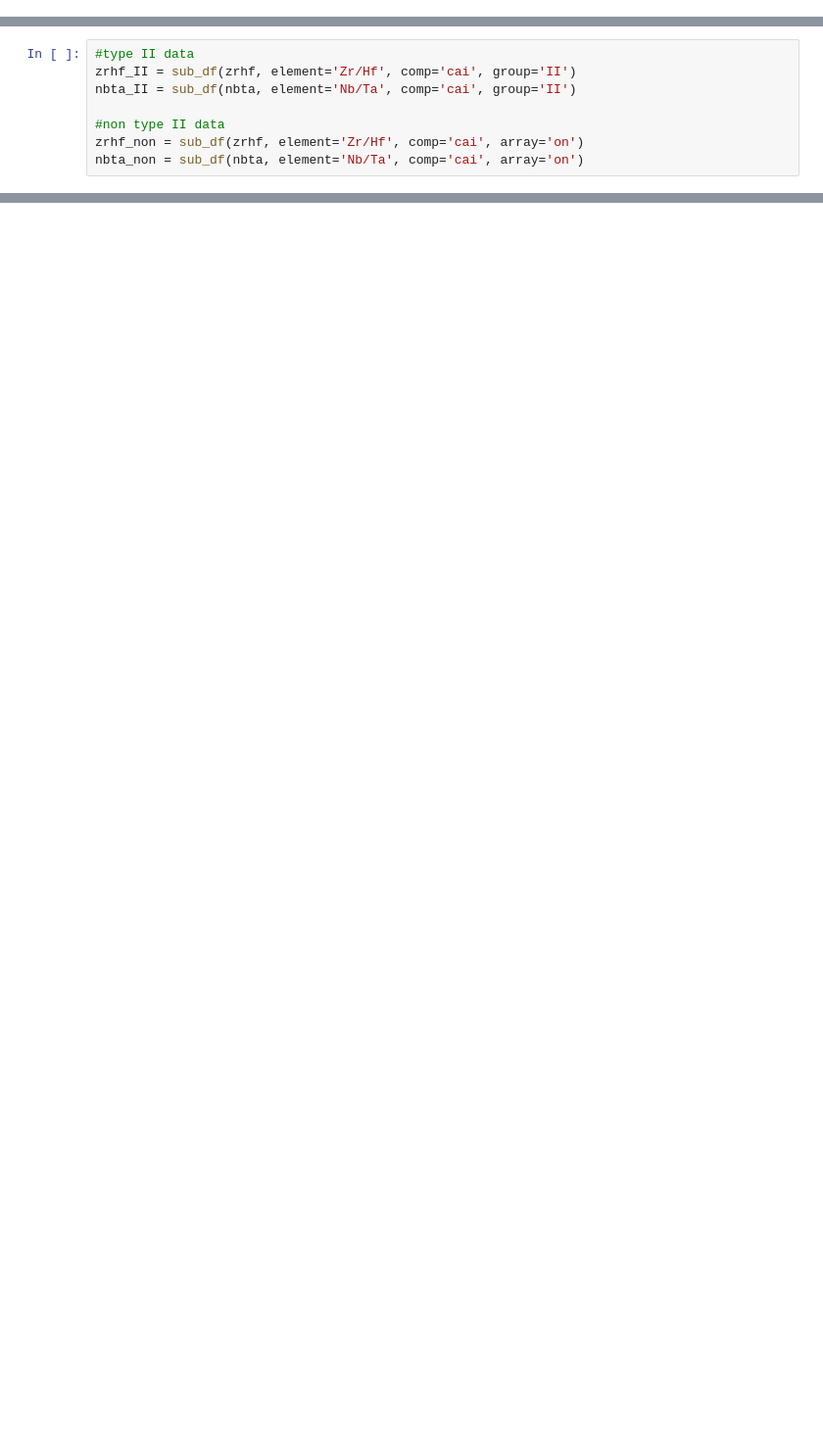
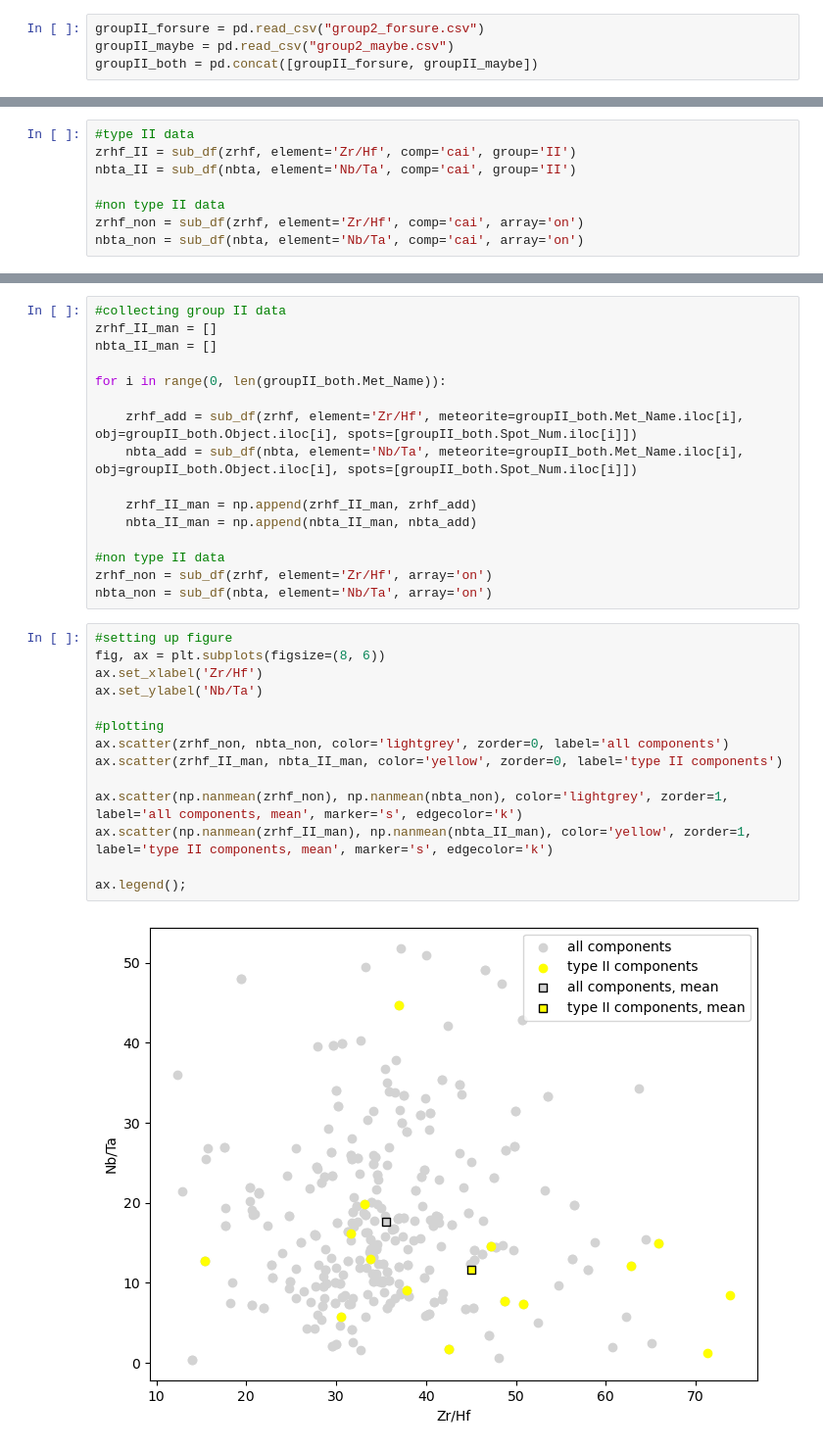
Before and after one commit to JGCAITLIN/HFSE, a Jupyter notebook: prelim_plotting.ipynb, the cells around one changed output, grey strips where cells are left out. Shown at 98% size. Saved outputs shown, nothing was run; the diff lists cells and outputs as text; blank space fills up the shorter version.

Commit message:
made plots with manually identified group II patterns

```diff
--- a/prelim_plotting.ipynb
+++ b/prelim_plotting.ipynb
@@ -113,3 +100,7 @@ Name: Pr/Er, Length: 412, dtype: float64
+# %%
+groupII_forsure = pd.read_csv("group2_forsure.csv")
+groupII_maybe = pd.read_csv("group2_maybe.csv")
+groupII_both = pd.concat([groupII_forsure, groupII_maybe])
 # %% [markdown]
 # Functions
 # %%
@@ -662,0 +629,32 @@ zrhf_II.sort_values('LA_Name')
+# %%
+#collecting group II data
+zrhf_II_man = []
+nbta_II_man = []
+
+for i in range(0, len(groupII_both.Met_Name)):
+
+    zrhf_add = sub_df(zrhf, element='Zr/Hf', meteorite=groupII_both.Met_Name.iloc[i], obj=groupII_both.Object.iloc[i], spots=[groupII_both.Spot_Num.iloc[i]])
+    nbta_add = sub_df(nbta, element='Nb/Ta', meteorite=groupII_both.Met_Name.iloc[i], obj=groupII_both.Object.iloc[i], spots=[groupII_both.Spot_Num.iloc[i]])
+
+    zrhf_II_man = np.append(zrhf_II_man, zrhf_add)
+    nbta_II_man = np.append(nbta_II_man, nbta_add)
+
+#non type II data
+zrhf_non = sub_df(zrhf, element='Zr/Hf', array='on')
+nbta_non = sub_df(nbta, element='Nb/Ta', array='on')
+# %%
+#setting up figure
+fig, ax = plt.subplots(figsize=(8, 6))
+ax.set_xlabel('Zr/Hf')
+ax.set_ylabel('Nb/Ta')
+
+#plotting
+ax.scatter(zrhf_non, nbta_non, color='lightgrey', zorder=0, label='all components')
+ax.scatter(zrhf_II_man, nbta_II_man, color='yellow', zorder=0, label='type II components')
+
+ax.scatter(np.nanmean(zrhf_non), np.nanmean(nbta_non), color='lightgrey', zorder=1, label='all components, mean', marker='s', edgecolor='k')
+ax.scatter(np.nanmean(zrhf_II_man), np.nanmean(nbta_II_man), color='yellow', zorder=1, label='type II components, mean', marker='s', edgecolor='k')
+
+ax.legend();
+# %% [output]
+[figure, added]
```
Also changed, not shown: parts of 10 cells of this notebook.
